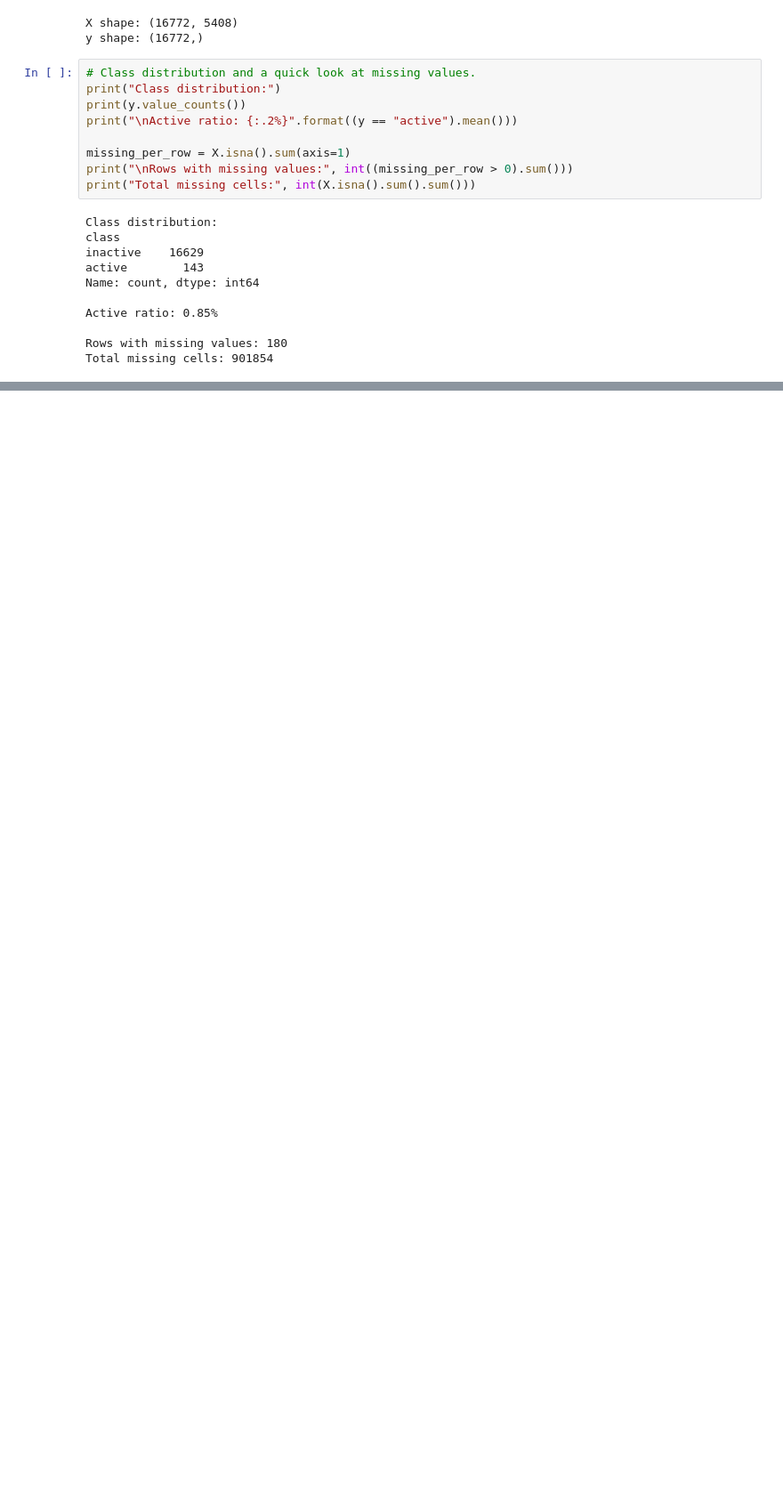
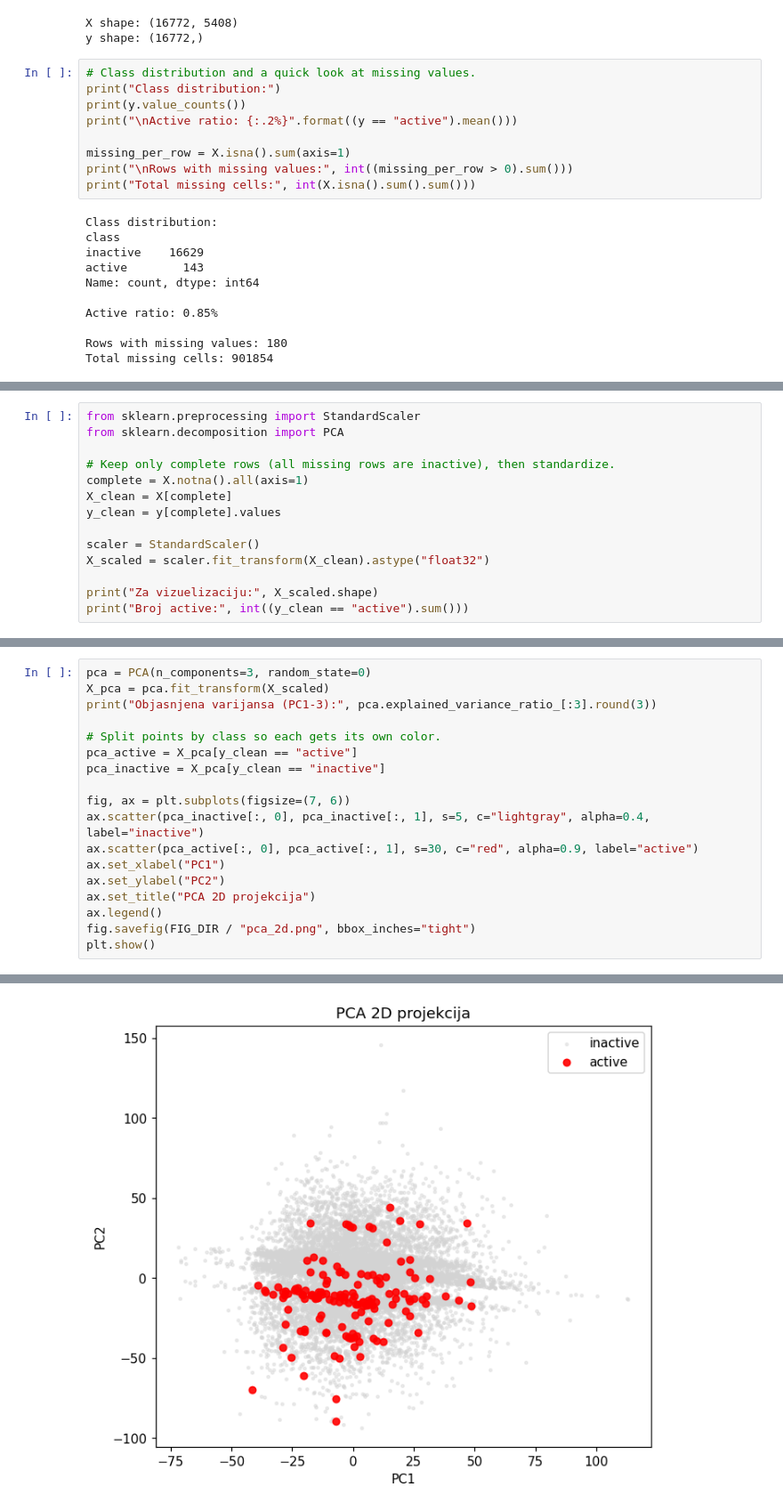
Before and after one commit to uroskovacevic02/p53-mutants, a Jupyter notebook: p53_classification.ipynb, the cells around one changed output, grey strips where cells are left out. Shown at 89% size. Saved outputs shown, nothing was run; the diff lists cells and outputs as text; blank space fills up the shorter version.

```diff
--- a/p53_classification.ipynb
+++ b/p53_classification.ipynb
@@ -67,0 +145,14 @@ Total missing cells: 901854
+# %%
+from sklearn.preprocessing import StandardScaler
+from sklearn.decomposition import PCA
+
+# Keep only complete rows (all missing rows are inactive), then standardize.
+complete = X.notna().all(axis=1)
+X_clean = X[complete]
+y_clean = y[complete].values
+
+scaler = StandardScaler()
+X_scaled = scaler.fit_transform(X_clean).astype("float32")
+
+print("Za vizuelizaciju:", X_scaled.shape)
+print("Broj active:", int((y_clean == "active").sum()))
@@ -67,0 +162,19 @@ Total missing cells: 901854
+# %%
+pca = PCA(n_components=3, random_state=0)
+X_pca = pca.fit_transform(X_scaled)
+print("Objasnjena varijansa (PC1-3):", pca.explained_variance_ratio_[:3].round(3))
+
+# Split points by class so each gets its own color.
+pca_active = X_pca[y_clean == "active"]
+pca_inactive = X_pca[y_clean == "inactive"]
+
+fig, ax = plt.subplots(figsize=(7, 6))
+ax.scatter(pca_inactive[:, 0], pca_inactive[:, 1], s=5, c="lightgray", alpha=0.4, label="inactive")
+ax.scatter(pca_active[:, 0], pca_active[:, 1], s=30, c="red", alpha=0.9, label="active")
+ax.set_xlabel("PC1")
+ax.set_ylabel("PC2")
+ax.set_title("PCA 2D projekcija")
+ax.legend()
+fig.savefig(FIG_DIR / "pca_2d.png", bbox_inches="tight")
+plt.show()
+# %% [output]
@@ -67,0 +182 @@ Total missing cells: 901854
+[figure, added]
```
Also changed, not shown: parts of 13 cells of this notebook, 6 other files.
